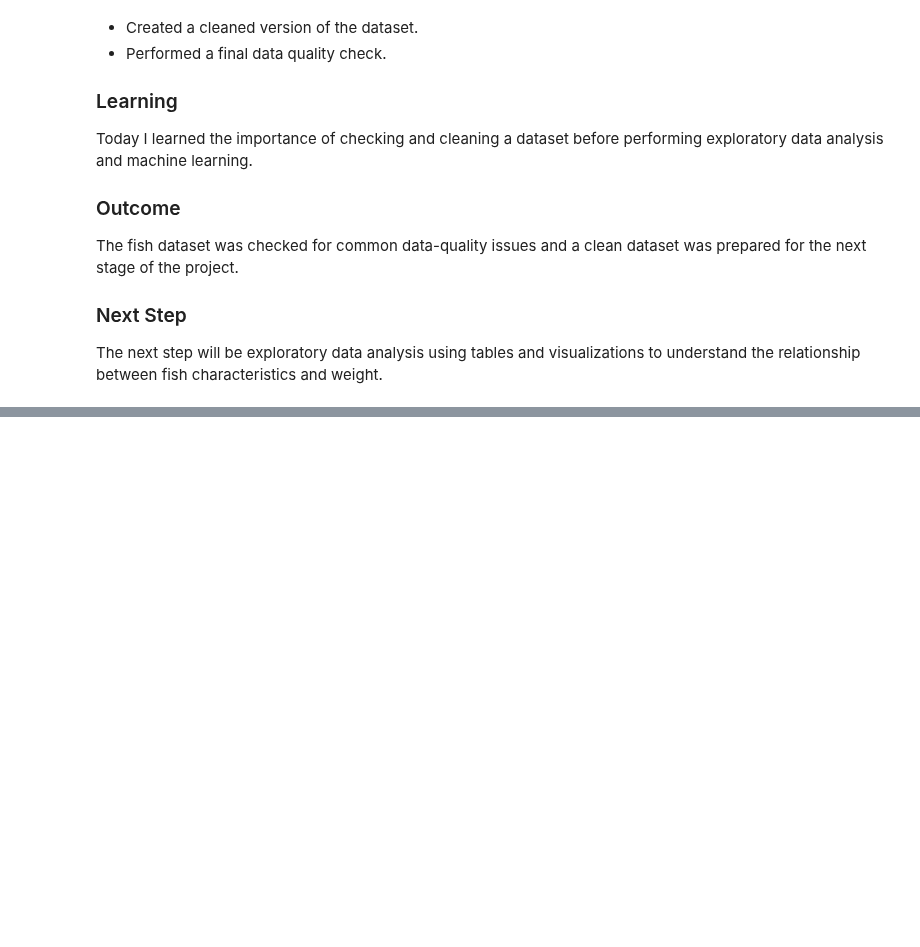
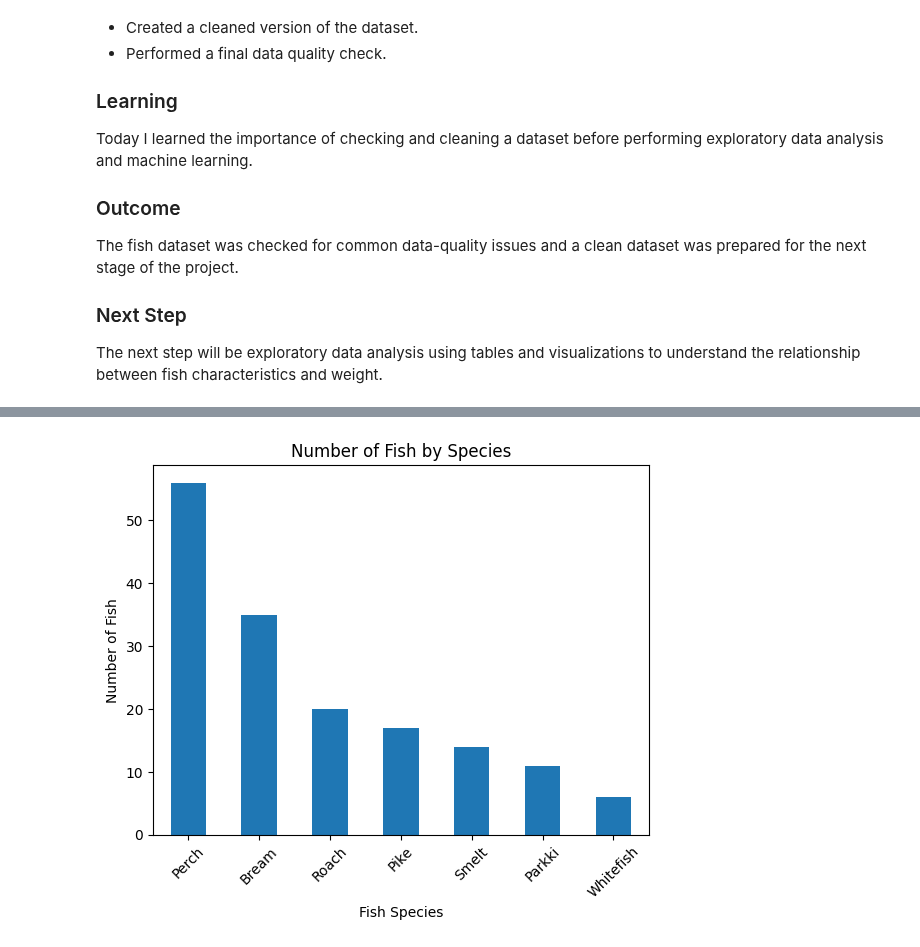
Before and after one commit to abhipsa29-cloud/Fish-Weight-Prediction, a Jupyter notebook: Fish_Weight_Prediction.ipynb, the cells around one changed output, grey strips where cells are left out. Drawn from its saved outputs; the diff is of its cells as text; code cells hidden in the pictures; blank space fills up the shorter version.

```diff
--- a/Fish_Weight_Prediction.ipynb
+++ b/Fish_Weight_Prediction.ipynb
@@ -717,0 +726,12 @@ characteristics and weight.
+# %%
+import pandas as pd
+
+url = "https://raw.githubusercontent.com/YBIFoundation/Dataset/main/Fish.csv"
+
+df = pd.read_csv(url)
+
+print("Dataset loaded successfully!")
+# %%
+df_clean = df.copy()
+
+print("Clean dataset ready.")
@@ -717,0 +764,4 @@ characteristics and weight.
+# %%
+species_counts = df_clean["Species"].value_counts()
+
+print(species_counts)
@@ -717,0 +778,12 @@ characteristics and weight.
+# %%
+import matplotlib.pyplot as plt
+
+species_counts.plot(kind="bar")
+
+plt.title("Number of Fish by Species")
+plt.xlabel("Fish Species")
+plt.ylabel("Number of Fish")
+plt.xticks(rotation=45)
+plt.show()
+# %% [output]
+[figure, added]
```
Also changed, not shown: parts of 17 cells of this notebook.
